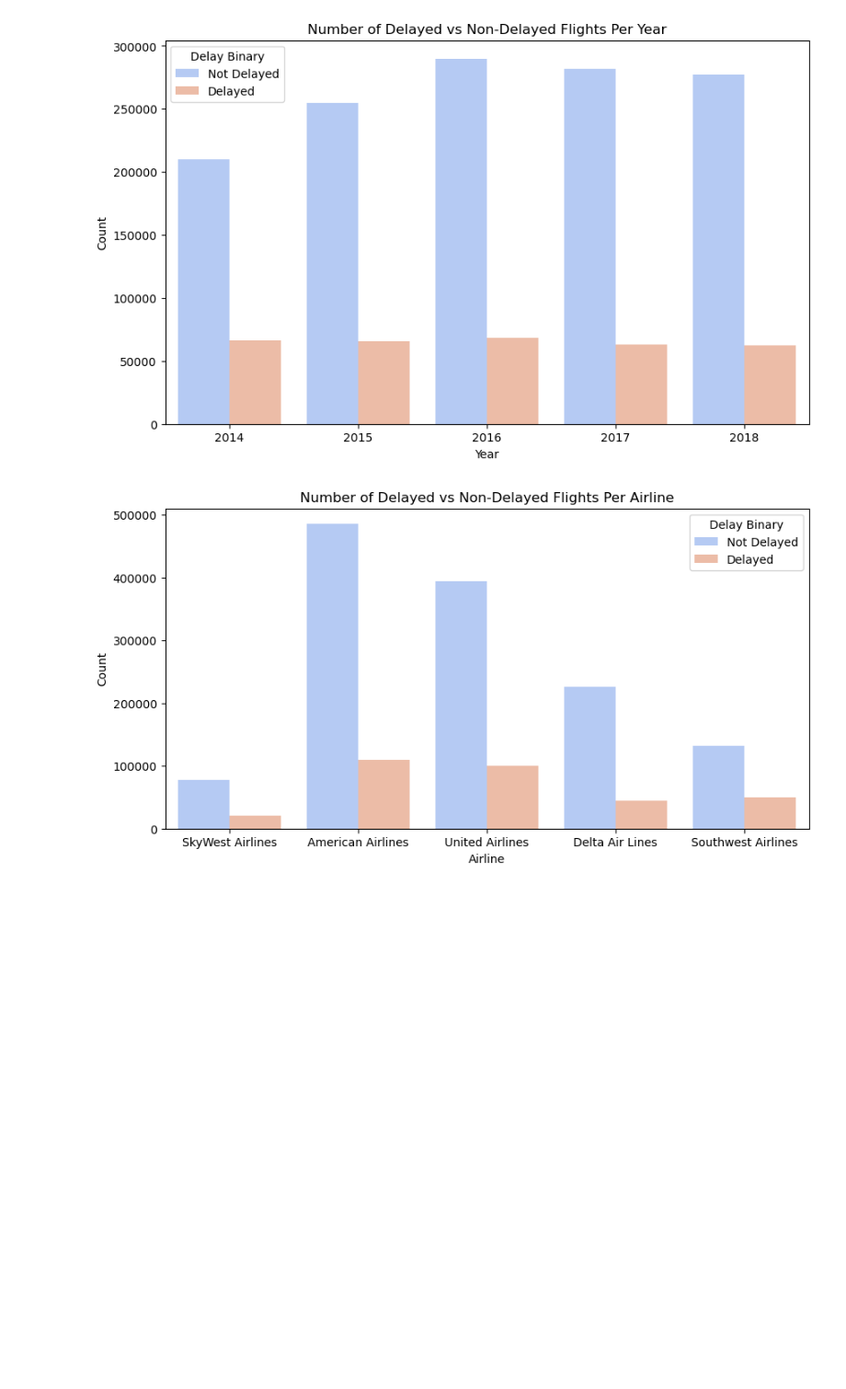
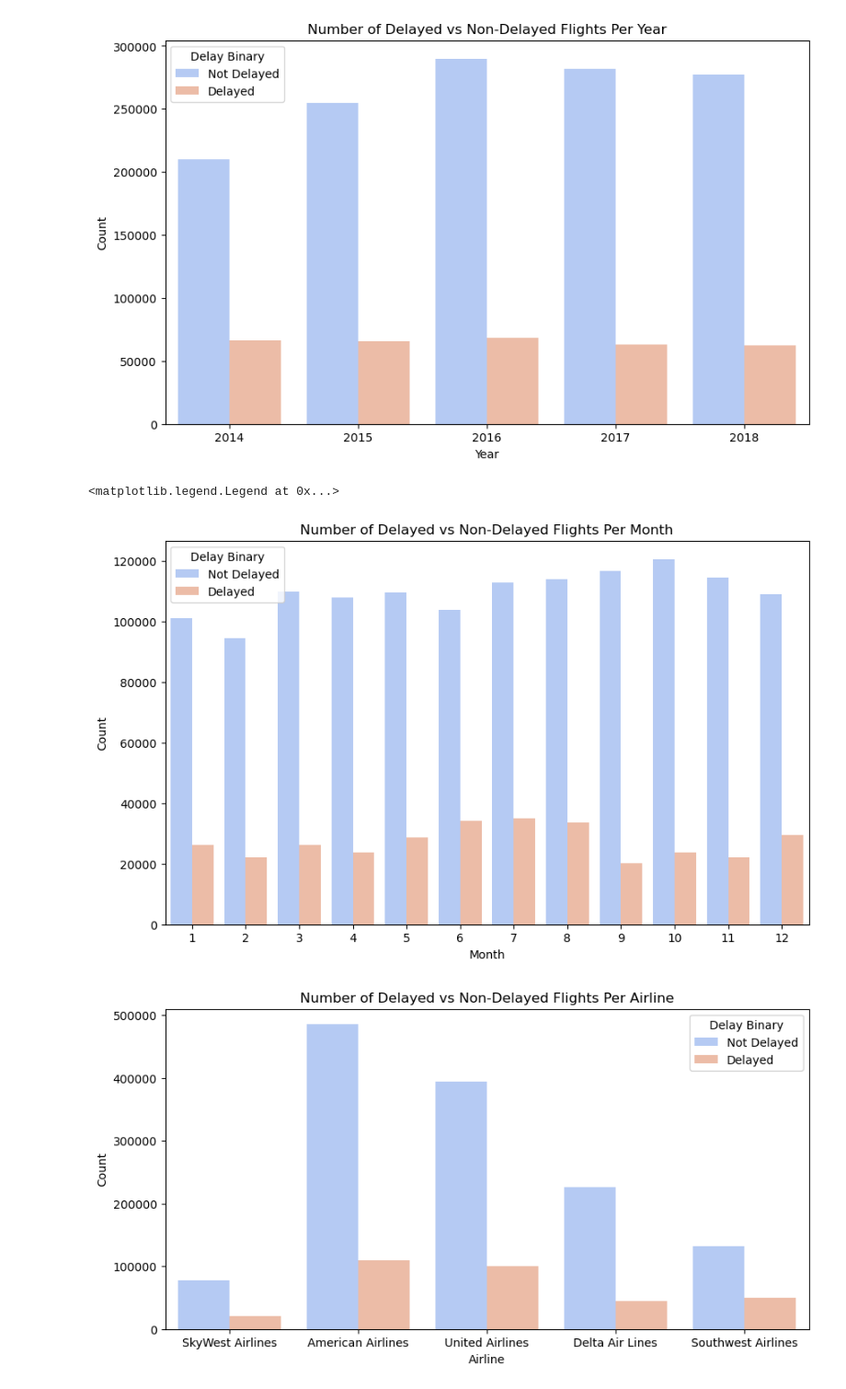
Before and after one commit to kyllan16693/flight-delay-prediction, a Jupyter notebook: eda.ipynb, the cells around one changed output. Shown at 92% size. Cells and saved outputs as stored; diff of their text form; code cells hidden in the pictures; blank space fills up the shorter version.

```diff
--- a/eda.ipynb
+++ b/eda.ipynb
@@ -176,6 +176,16 @@ plt.legend(title='Delay Binary', labels=['Not Delayed', 'Delayed'])
 # %% [output]
 <matplotlib.legend.Legend at 0x...>
 [figure]
+# %%
+plt.figure(figsize=(10, 6))
+sns.countplot(x='Month', hue='delay_binary', data=df_nums, palette='coolwarm')
+plt.title('Number of Delayed vs Non-Delayed Flights Per Month')
+plt.xlabel('Month')
+plt.ylabel('Count')
+plt.legend(title='Delay Binary', labels=['Not Delayed', 'Delayed'])
+# %% [output]
+<matplotlib.legend.Legend at 0x...>
+[figure, added]
 # %%
 #make the same plot but show name of the airline
 # Original: ['OO' 'AA' 'UA' 'DL' 'WN']
```
Also changed, not shown: parts of 17 cells of this notebook.
